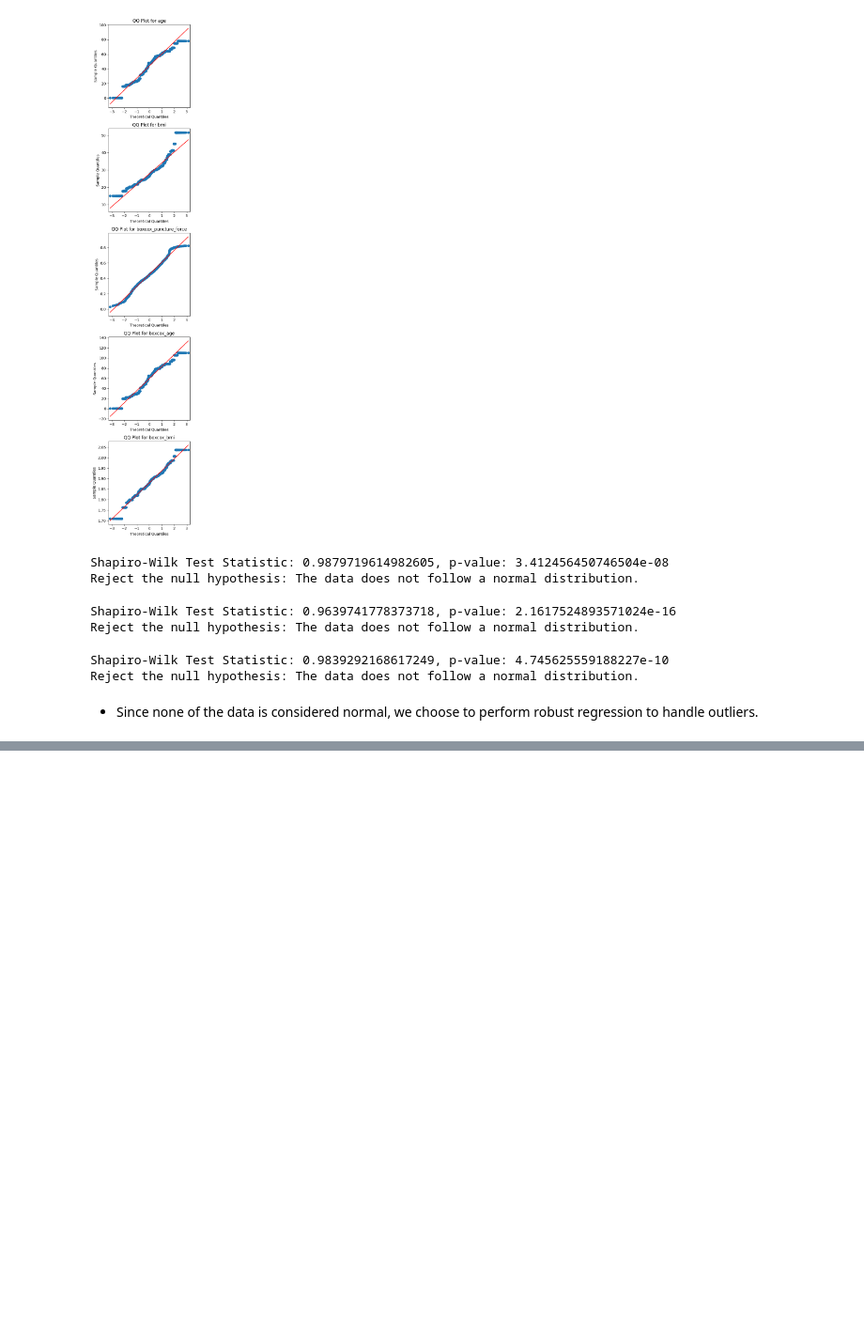
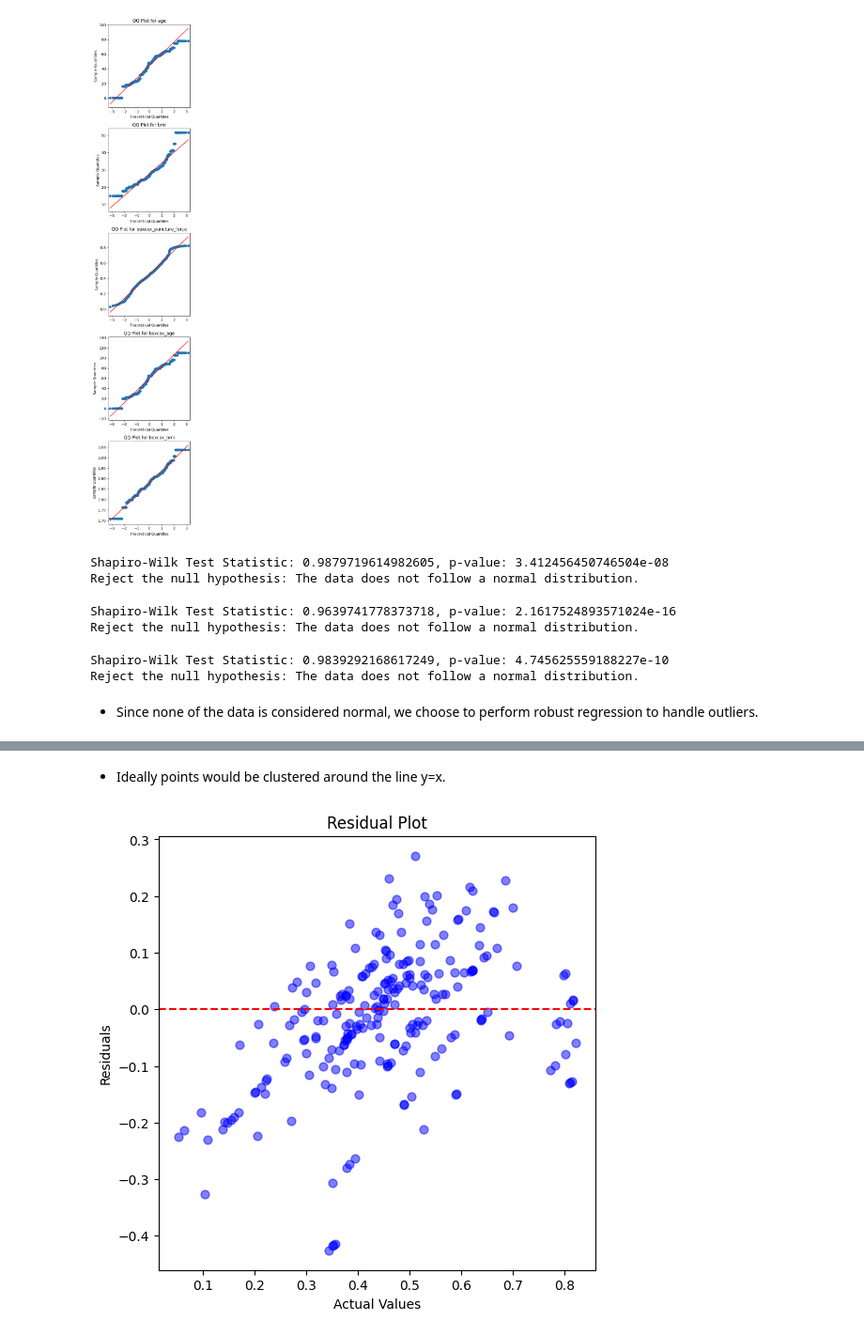
Before and after one commit to sh-abraham/L22-Predictive-Modeling-of-HTB, a Jupyter notebook: Backend/puncture_EDA.ipynb, the cells around one changed output, grey strips where cells are left out. Shown at 94% size. Cells and saved outputs as stored; diff of their text form; code cells hidden in the pictures; blank space fills up the shorter version.

```diff
--- a/Backend/puncture_EDA.ipynb
+++ b/Backend/puncture_EDA.ipynb
@@ -340,0 +407,14 @@ def transform_data(df):
+# %% [markdown]
+* Ideally points would be clustered around the line y=x.
+# %%
+# Plot the residuals vs. the actual values
+residuals = y_test - y_pred
+plt.figure(figsize=(6, 6))
+plt.scatter(y_test, residuals, c='b', s=40, alpha=0.5)
+plt.axhline(y=0, color='r', linestyle='--')
+plt.xlabel('Actual Values')
+plt.ylabel('Residuals')
+plt.title('Residual Plot')
+plt.show()
+# %% [output]
+[figure, added]
```
Also changed, not shown: parts of 27 cells of this notebook.
